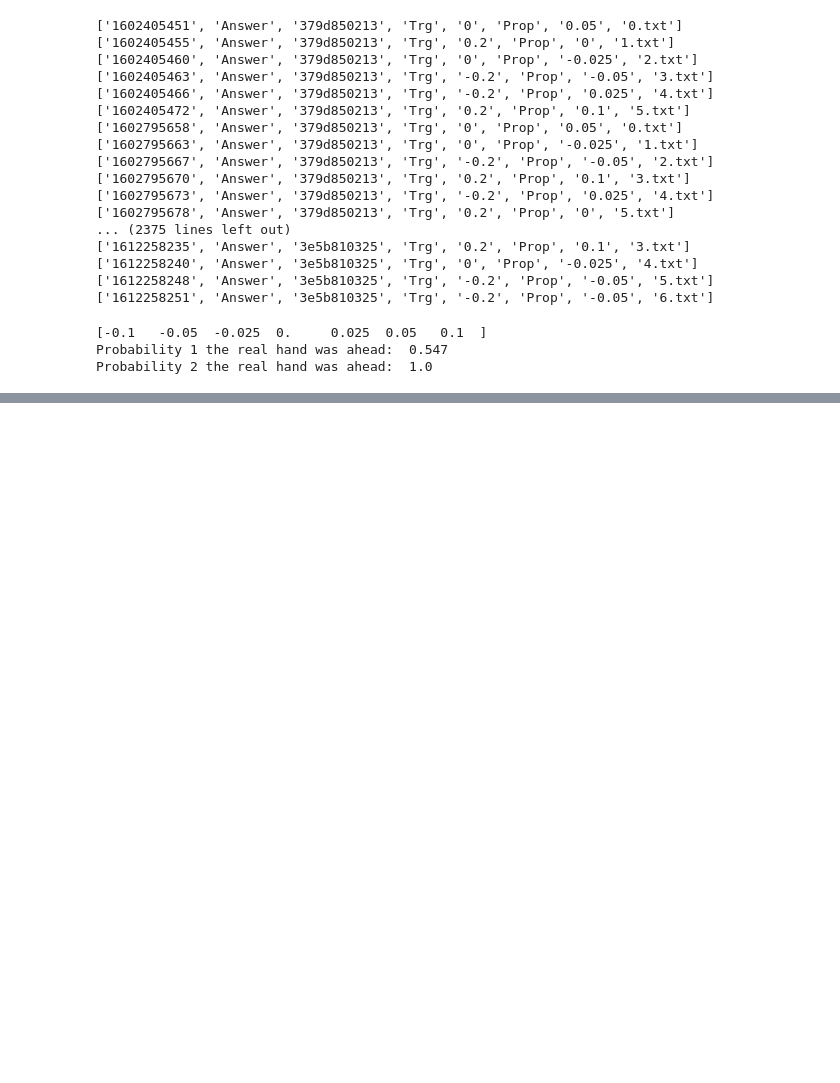
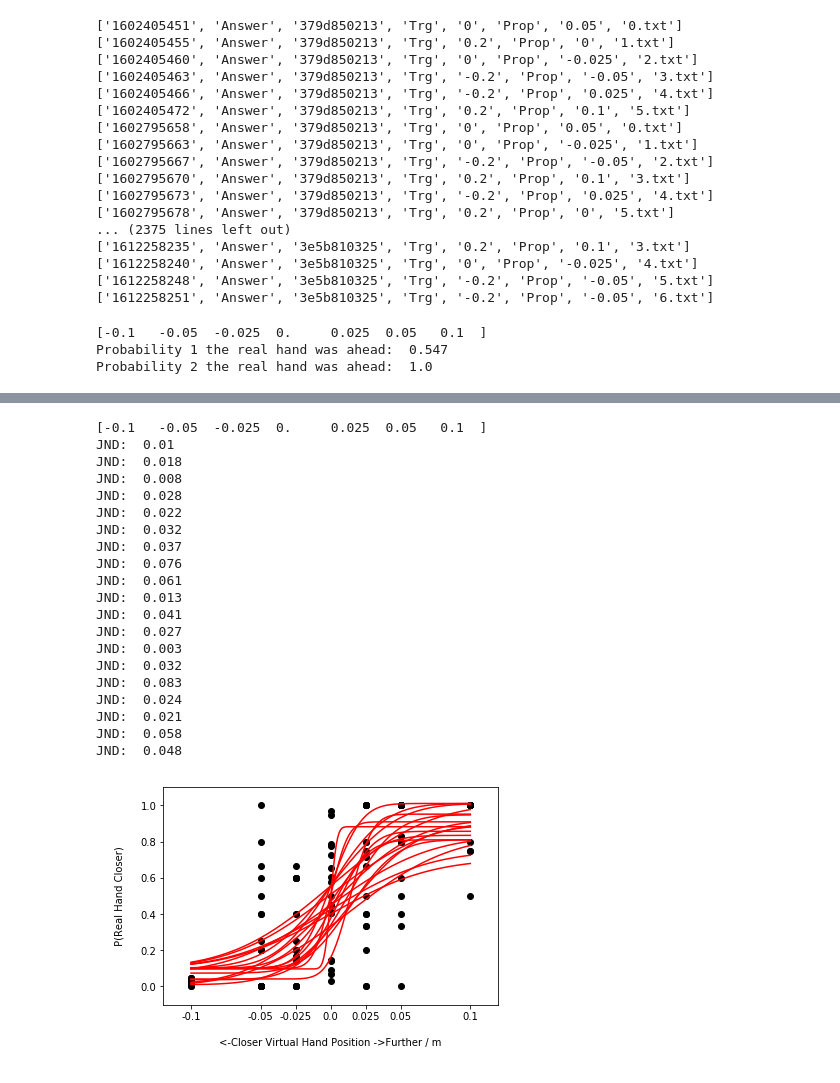
Before and after one commit to DiarKarim/Visual-Proprioceptive, a Jupyter notebook: VisualProprioceptive_Analysis/VisualProprioceptive_Analaysis_v3.ipynb, the cells around one changed output, grey strips where cells are left out. Cells and saved outputs as stored; diff of their text form; code cells hidden in the pictures; blank space fills up the shorter version.

```diff
--- a/VisualProprioceptive_Analysis/VisualProprioceptive_Analaysis_v3.ipynb
+++ b/VisualProprioceptive_Analysis/VisualProprioceptive_Analaysis_v3.ipynb
@@ -171,0 +308,80 @@ dataFrame
+# %%
+# Curve fitting part
+xVals = np.arange(len(proprioceptiveVals)) # This doesn't change
+# xVals = np.pad(xVals, (1, 1), 'edge')
+x = proprioceptiveVals
+print(x)
+yCurves = []
+yVals = []
+jnd = []
+pseVal = []
+
+for index, row in resultDF2.iterrows():
+
+    vals = (row['P-0.1'] + random.uniform(0.0, 0.05), row['P-0.05'], row['P-0.025'], row['P0.0'], row['P0.025'], row['P0.05'], row['P0.1'])
+
+    # choose the input and output variables
+    y = vals #+ random.uniform(0.0, 0.05)
+#     y = np.pad(vals, (1, 1), 'edge')
+
+    yVals.append(y)
+    # curve fit
+    popt, _ = curve_fit(psyFunction, x, y, maxfev=10000, bounds=(0,[0.014,  0.056,  0.91, 0.1])) # , bounds=(0,[2.5       , 0.0455    , 0.33999937, 0.28 ])
+
+    # summarize the parameter values
+    a, b, c, d = popt
+
+    # plot input vs output
+    plt.scatter(x, y,color=[0,0,0])
+
+    # define a sequence of inputs between the smallest and largest known inputs
+#     x_line = np.arange(min(x), max(x)+1, 0.1)
+    x_line = np.arange(min(x), max(x)+0.001, 0.001)
+
+
+    # calculate the output for the range
+    y_line = psyFunction(x_line, a, b, c, d)
+
+    # Find JND sensitivity value to visual-proprioceptive errors
+    pidx,_ = find_nearest(y_line, 0.5)
+    pse = x_line[pidx]
+    p2idx,_ = find_nearest(y_line, 0.75)
+    p75 = x_line[p2idx]
+    jndVal = np.round(p75 - pse,3)
+    jnd.append(jndVal)
+    pseVal.append(pse)
+    print("JND: ", jndVal)
+
+    # create a line plot for the mapping function
+    plt.plot(x_line, y_line, '-', color='red')
+    yCurves.append(y_line)
+
+
+# # plt.legend(['Fitted Curve','Data Points']
+plt.ylim([-0.1,1.1])
+plt.xticks(x,proprioceptiveVals)
+plt.xlabel("\n <-Closer Virtual Hand Position ->Further / m \n")
+plt.ylabel("\n P(Real Hand Closer) \n")
+plt.show()
+# %% [output]
+[-0.1   -0.05  -0.025  0.     0.025  0.05   0.1  ]
+JND:  0.01
+JND:  0.018
+JND:  0.008
+JND:  0.028
+JND:  0.022
+JND:  0.032
+JND:  0.037
+JND:  0.076
+JND:  0.061
+JND:  0.013
+JND:  0.041
+JND:  0.027
+JND:  0.003
+JND:  0.032
+JND:  0.083
+JND:  0.024
+JND:  0.021
+JND:  0.058
+JND:  0.048
+[figure, added]
```
Also changed, not shown: parts of 20 cells of this notebook.
